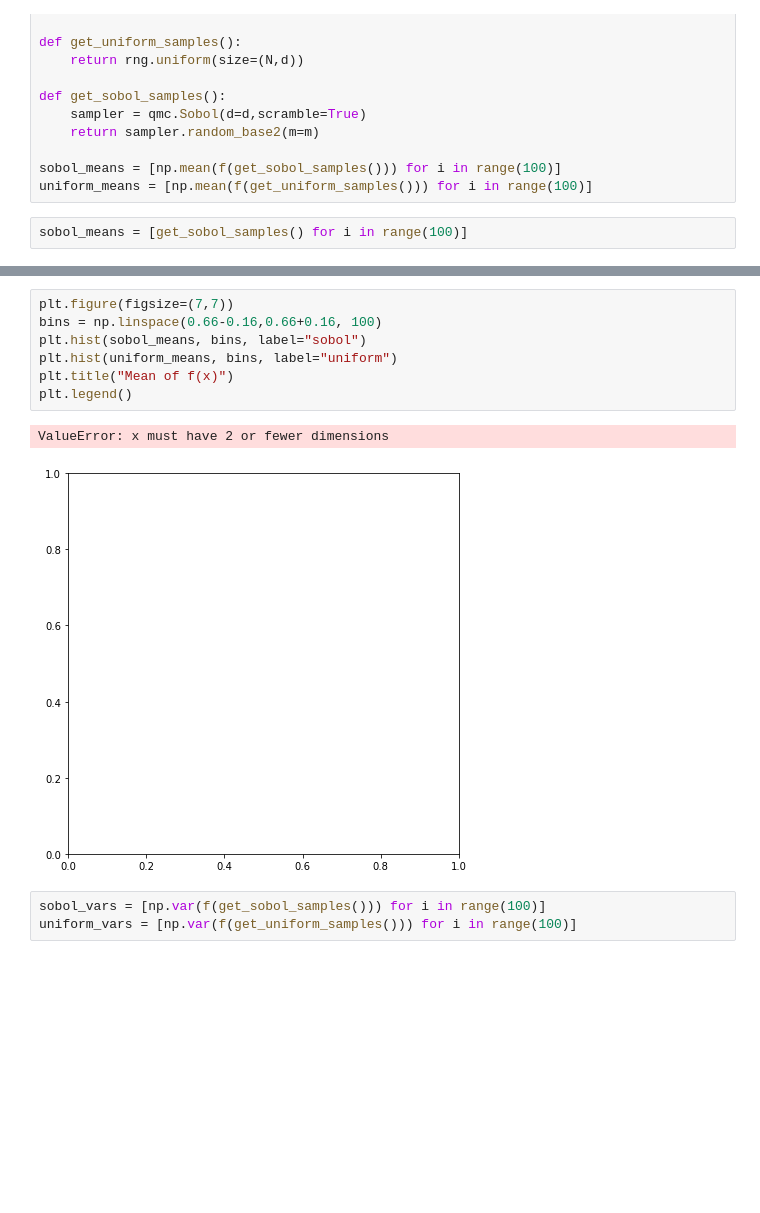
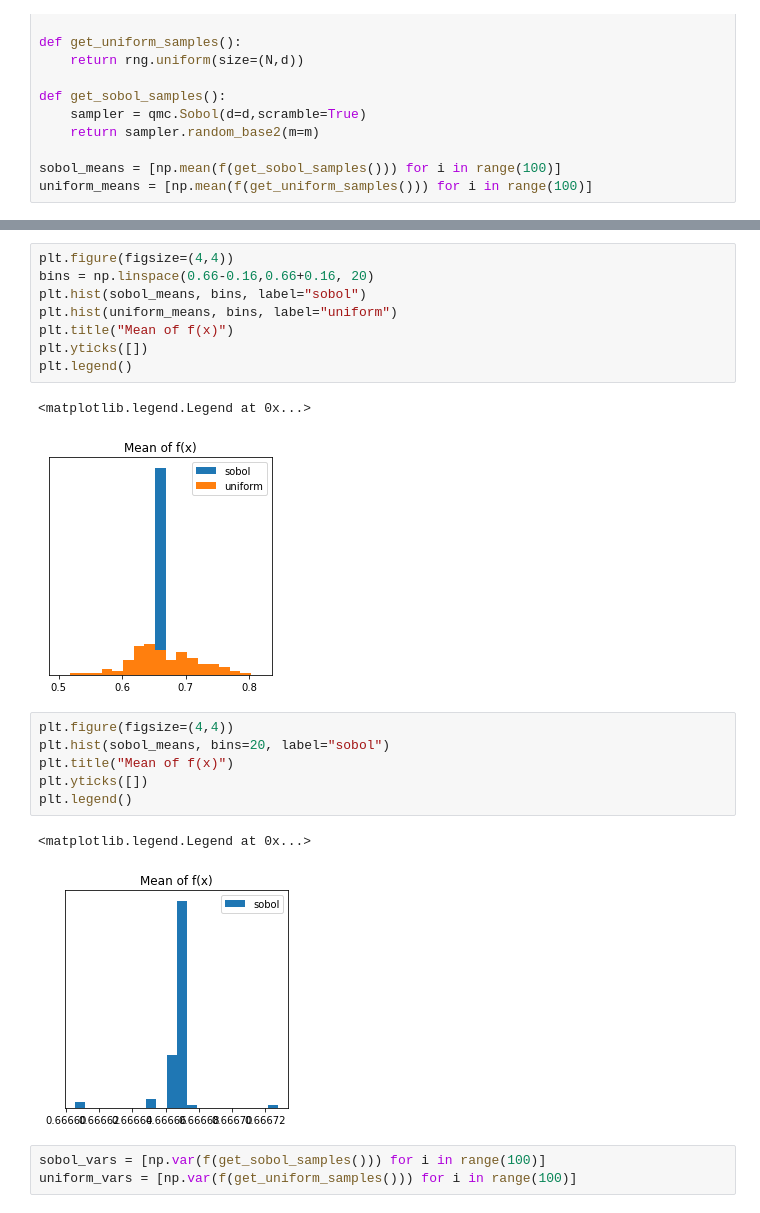
Before and after one commit to jordanperr/appm5650finalproject, a Jupyter notebook: exploratory-qmc.ipynb, the cells around one changed output, grey strips where cells are left out. Drawn from its saved outputs; the diff is of its cells as text; blank space fills up the shorter version.

```diff
--- a/exploratory-qmc.ipynb
+++ b/exploratory-qmc.ipynb
@@ -86,5 +87,3 @@ def get_sobol_samples():
 
 sobol_means = [np.mean(f(get_sobol_samples())) for i in range(100)]
 uniform_means = [np.mean(f(get_uniform_samples())) for i in range(100)]
-# %%
-sobol_means = [get_sobol_samples() for i in range(100)]
@@ -111,13 +90,23 @@ array([0.94683083, 0.25504988, 0.21346968, 0.52167517, 0.674559  ,
 # %%
-plt.figure(figsize=(7,7))
-bins = np.linspace(0.66-0.16,0.66+0.16, 100)
+plt.figure(figsize=(4,4))
+bins = np.linspace(0.66-0.16,0.66+0.16, 20)
 plt.hist(sobol_means, bins, label="sobol")
 plt.hist(uniform_means, bins, label="uniform")
 plt.title("Mean of f(x)")
+plt.yticks([])
 plt.legend()
 # %% [output]
-ValueError: x must have 2 or fewer dimensions
+<matplotlib.legend.Legend at 0x...>
-[figure, old version]
+[figure, new version]
+# %%
+plt.figure(figsize=(4,4))
+plt.hist(sobol_means, bins=20, label="sobol")
+plt.title("Mean of f(x)")
+plt.yticks([])
+plt.legend()
+# %% [output]
+<matplotlib.legend.Legend at 0x...>
+[figure, added]
 # %%
 sobol_vars = [np.var(f(get_sobol_samples())) for i in range(100)]
 uniform_vars = [np.var(f(get_uniform_samples())) for i in range(100)]
```
Also changed, not shown: parts of 10 cells of this notebook, 2 other files.
